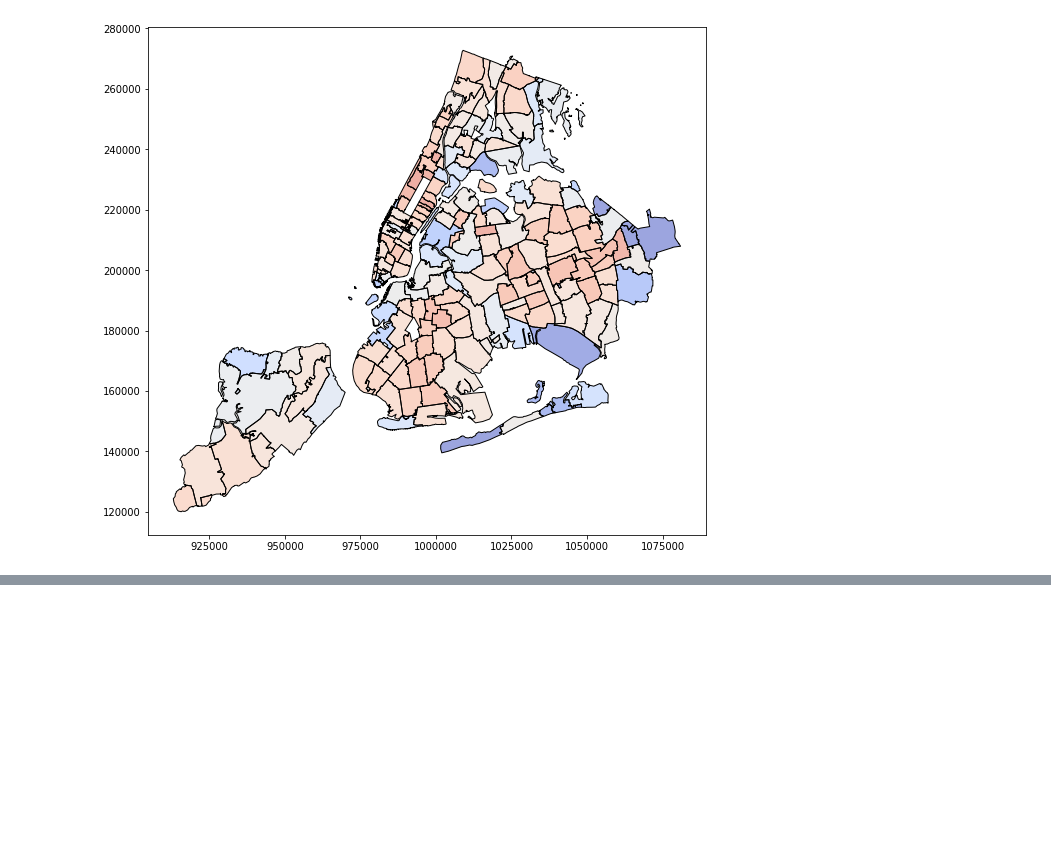
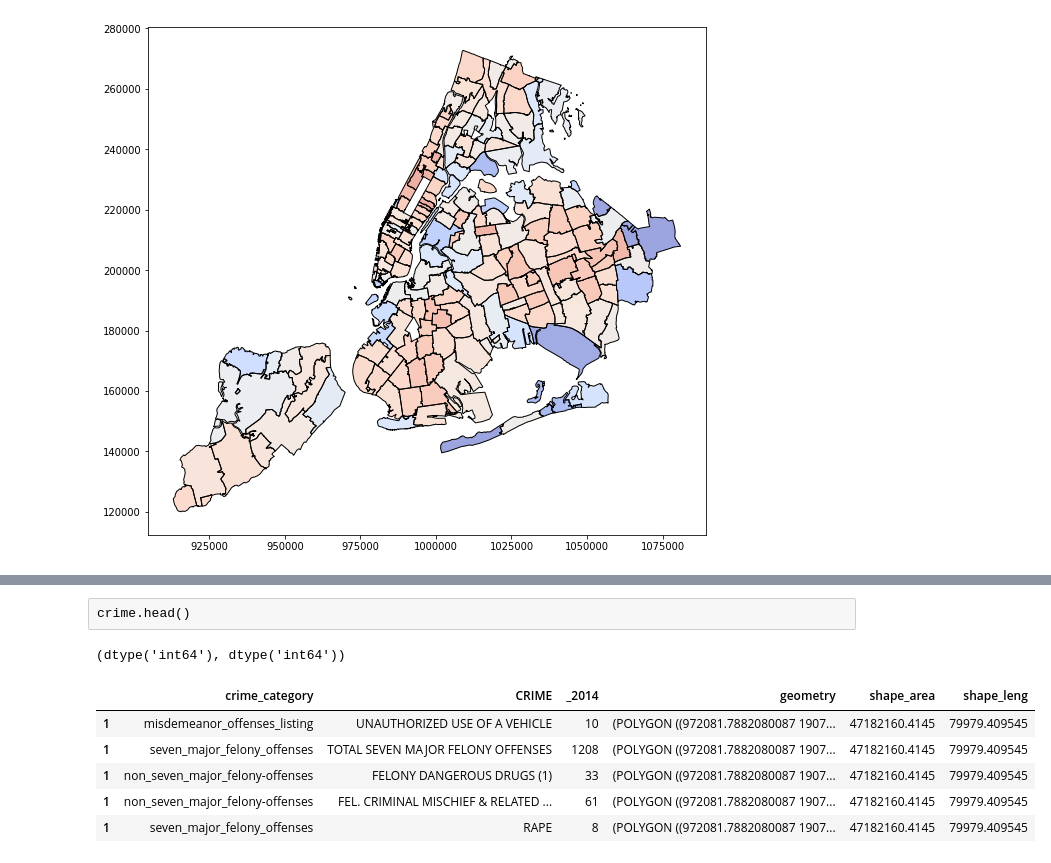
Before and after one commit to nikitasingh981/smartcitieshack-d3, a Jupyter notebook: EDA-nk.ipynb, the cells around one changed output, grey strips where cells are left out. Cells and saved outputs as stored; diff of their text form; code cells hidden in the pictures; blank space fills up the shorter version.

```diff
--- a/EDA-nk.ipynb
+++ b/EDA-nk.ipynb
@@ -150,0 +153,6 @@ agg_q_score.plot(figsize=(10,10),column='q_score', cmap=plt.cm.coolwarm)
+# %%
+project = "spheric-crow-161317"
+sample_query = """SELECT PCT,crime_category,CRIME,_2014
+FROM `smart_cities_data.NYPD_crime_stats_2000_2015`"""
+
+crime = geopandas.GeoDataFrame(read_gbq(query=sample_query, project_id=project, dialect='standard'))
@@ -150,0 +170,2 @@ agg_q_score.plot(figsize=(10,10),column='q_score', cmap=plt.cm.coolwarm)
+# %% [raw]
+crime.head()
@@ -150,0 +176,4 @@ agg_q_score.plot(figsize=(10,10),column='q_score', cmap=plt.cm.coolwarm)
+# %%
+precincts['precinct'].dtype,crime['PCT'].dtype
+# %% [output]
+(dtype('int64'), dtype('int64'))
@@ -150,0 +186,9 @@ agg_q_score.plot(figsize=(10,10),column='q_score', cmap=plt.cm.coolwarm)
+# %%
+crime_locs.head()
+# %% [output]
+|  | crime_category | CRIME | _2014 | geometry | shape_area | shape_leng |
+| 1 | misdemeanor_offenses_listing | UNAUTHORIZED USE OF A VEHICLE | 10 | (POLYGON ((972081.7882080087 1907... | 47182160.4145 | 79979.409545 |
+| 1 | seven_major_felony_offenses | TOTAL SEVEN MAJOR FELONY OFFENSES | 1208 | (POLYGON ((972081.7882080087 1907... | 47182160.4145 | 79979.409545 |
+| 1 | non_seven_major_felony-offenses | FELONY DANGEROUS DRUGS (1) | 33 | (POLYGON ((972081.7882080087 1907... | 47182160.4145 | 79979.409545 |
+| 1 | non_seven_major_felony-offenses | FEL. CRIMINAL MISCHIEF & RELATED ... | 61 | (POLYGON ((972081.7882080087 1907... | 47182160.4145 | 79979.409545 |
+| 1 | seven_major_felony_offenses | RAPE | 8 | (POLYGON ((972081.7882080087 1907... | 47182160.4145 | 79979.409545 |
```
Also changed, not shown: parts of 12 cells of this notebook.
